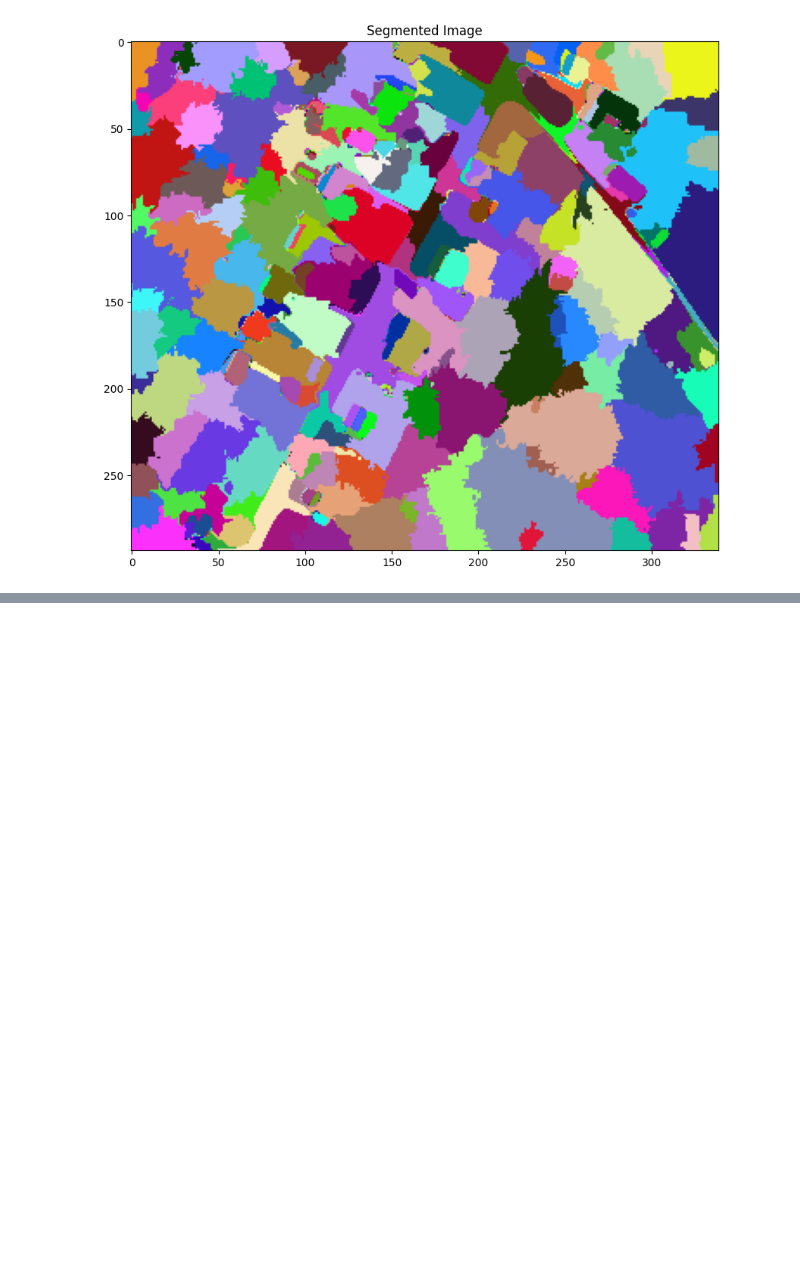
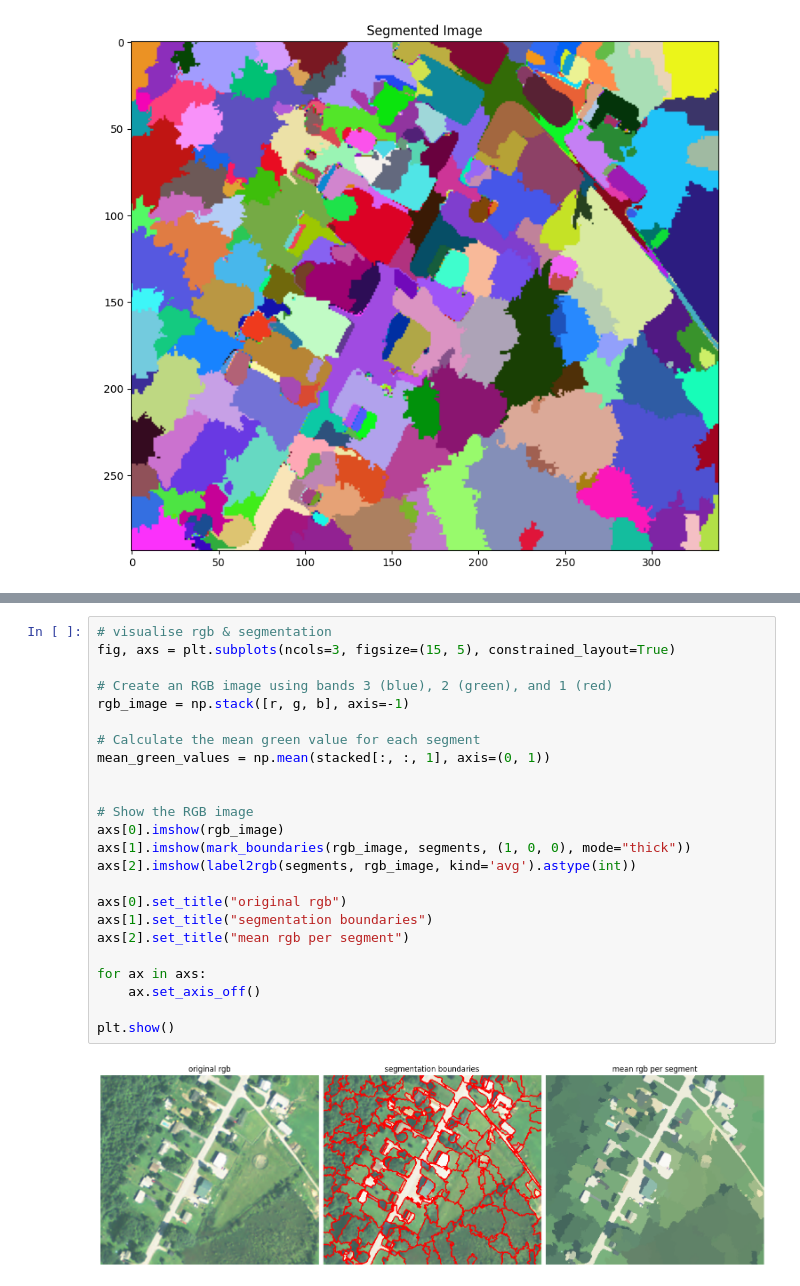
Before and after one commit to candepelliza/OBIA_Python, a Jupyter notebook: final_project_dev.ipynb, the cells around one changed output, grey strips where cells are left out. Saved outputs shown, nothing was run; the diff lists cells and outputs as text; blank space fills up the shorter version.

```diff
--- a/final_project_dev.ipynb
+++ b/final_project_dev.ipynb
@@ -121,0 +160,26 @@ plt.show()
+# %%
+# visualise rgb & segmentation
+fig, axs = plt.subplots(ncols=3, figsize=(15, 5), constrained_layout=True)
+
+# Create an RGB image using bands 3 (blue), 2 (green), and 1 (red)
+rgb_image = np.stack([r, g, b], axis=-1)
+
+# Calculate the mean green value for each segment
+mean_green_values = np.mean(stacked[:, :, 1], axis=(0, 1))
+
+
+# Show the RGB image
+axs[0].imshow(rgb_image)
+axs[1].imshow(mark_boundaries(rgb_image, segments, (1, 0, 0), mode="thick"))
+axs[2].imshow(label2rgb(segments, rgb_image, kind='avg').astype(int))
+
+axs[0].set_title("original rgb")
+axs[1].set_title("segmentation boundaries")
+axs[2].set_title("mean rgb per segment")
+
+for ax in axs:
+    ax.set_axis_off()
+
+plt.show()
+# %% [output]
+[figure, added]
```
Also changed, not shown: parts of 4 cells of this notebook, 1 other file.
